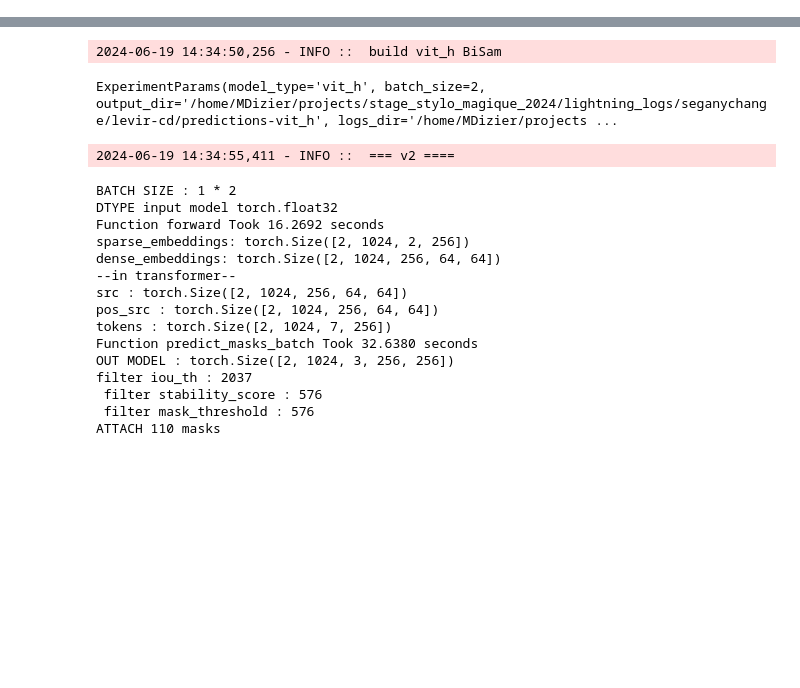
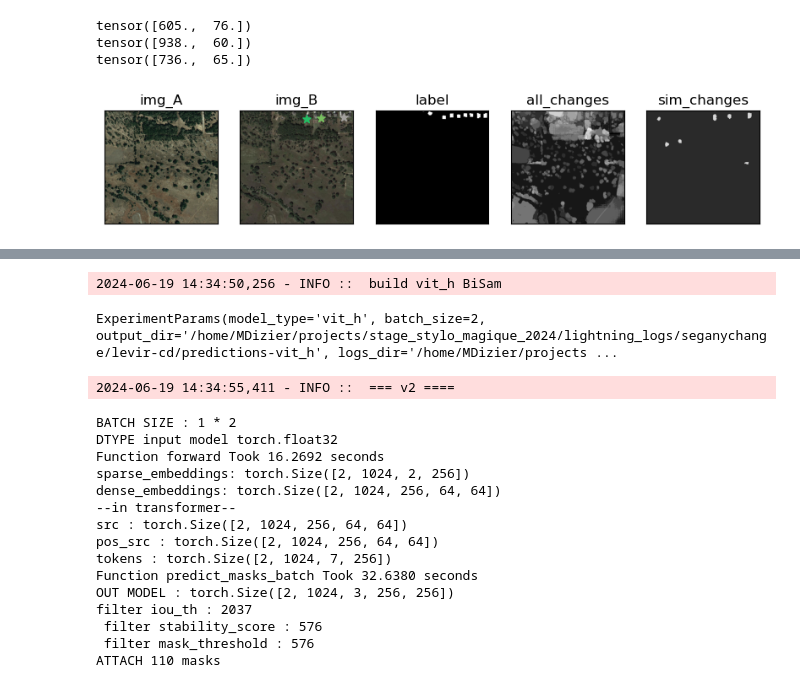
Before and after one commit to brustt/stylo_magique_intership_ign, a Jupyter notebook: notebooks/segment_any_change/query_prompt.ipynb, the cells around one changed output, grey strips where cells are left out. Cells and saved outputs as stored; diff of their text form; code cells hidden in the pictures; blank space fills up the shorter version.

```diff
--- a/notebooks/segment_any_change/query_prompt.ipynb
+++ b/notebooks/segment_any_change/query_prompt.ipynb
@@ -36,0 +185,7 @@ Seed set to 12
+# %%
+show_prediction_sample(outputs[1], idx=0)
+# %% [output]
+tensor([605.,  76.])
+tensor([938.,  60.])
+tensor([736.,  65.])
+[figure, added]
```
Also changed, not shown: parts of 114 cells of this notebook, 16 other files.
